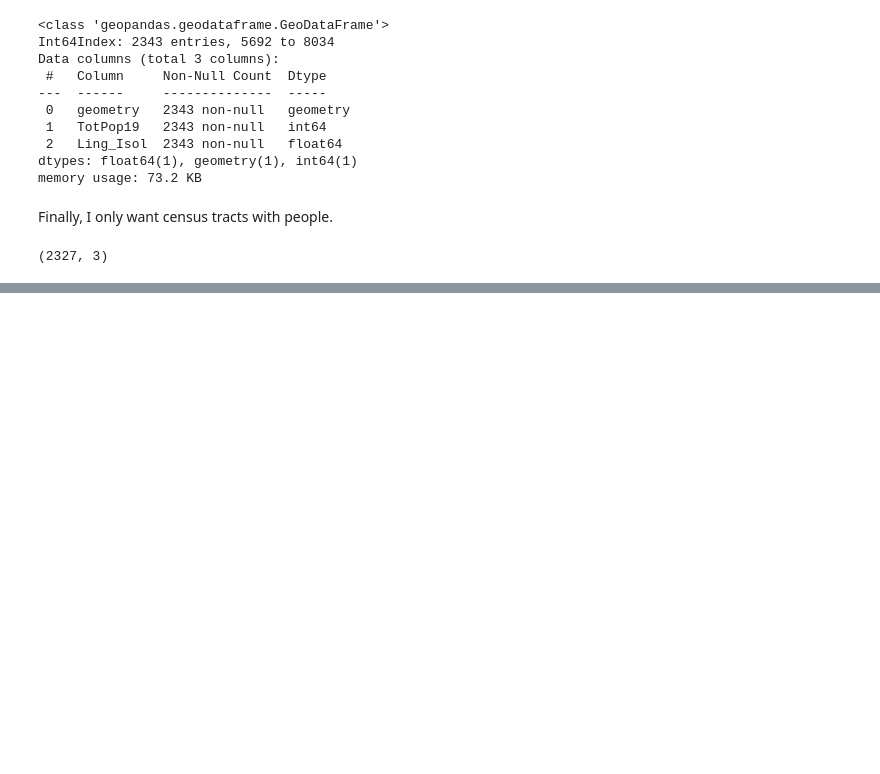
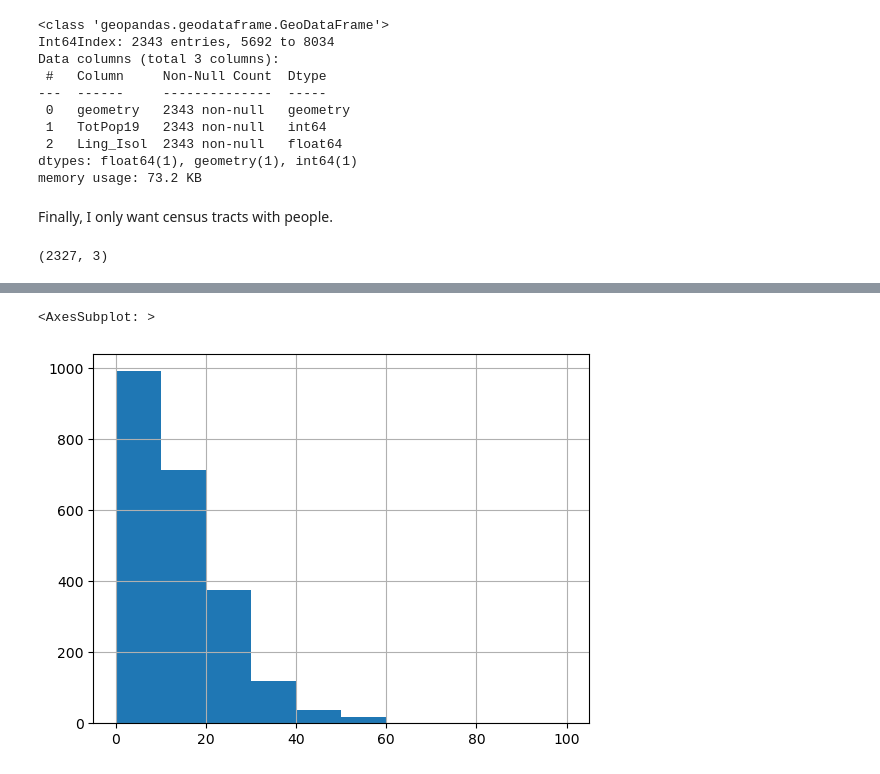
Before and after one commit to aron-walker/up221-aron, a Jupyter notebook: week3/week_3_aron_walker.ipynb, the cells around one changed output, grey strips where cells are left out. Drawn from its saved outputs; the diff is of its cells as text; code cells hidden in the pictures; blank space fills up the shorter version.

```diff
--- a/week3/week_3_aron_walker.ipynb
+++ b/week3/week_3_aron_walker.ipynb
@@ -144,0 +180,6 @@ data2.shape
+# %%
+# Tract linguistic isolation histogram
+data3['Ling_Isol'].hist()
+# %% [output]
+<AxesSubplot: >
+[figure, added]
```
Also changed, not shown: parts of 32 cells of this notebook.
